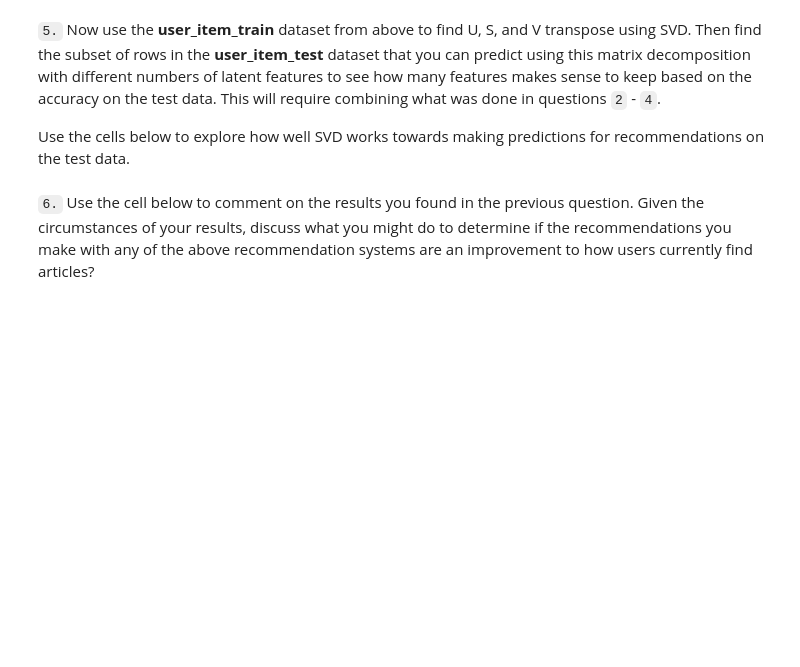
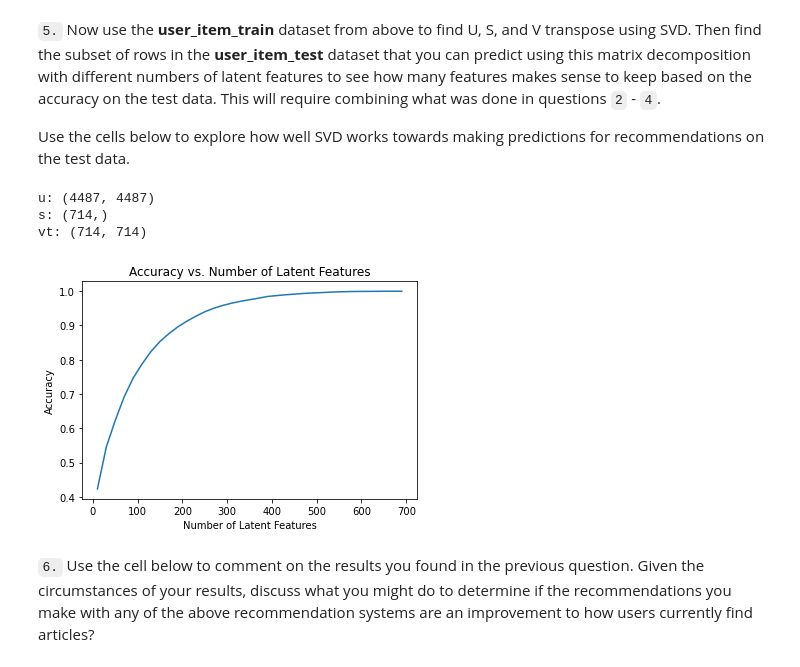
Before and after one commit to olghab/dataScienceProject3, a Jupyter notebook: Recommendations_with_IBM.ipynb, the cells around one changed output. Saved outputs shown, nothing was run; the diff lists cells and outputs as text; code cells hidden in the pictures; blank space fills up the shorter version.

Commit message:
feat: write part5 - work in progress
Matrix Factorization, done: almost everything apart the last point

```diff
--- a/Recommendations_with_IBM.ipynb
+++ b/Recommendations_with_IBM.ipynb
@@ -766,3 +772,11 @@ u, s, vt = # use the built in to get the three matrices
+# %%
+# Perform SVD on the User-Item Matrix Here
+u, s, vt = np.linalg.svd(user_item_matrix, full_matrices=True) # use the built in to get the three matrices
+## matrix description
+# u - a matrix that provides how users feel about latent features
+# s- sigma - a matrix that provides weights in descending order with how much each latent feature matters
+# towards reconstructing the original user-item matrix
+# vt - a matrix that provides how items (articles in this case) relate to each latent feature
 # %% [markdown]
 **Provide your response here.**
 # %% [markdown]
@@ -818,7 +859,10 @@ def create_test_and_train_user_item(df_train, df_test):
     test_arts - all of the test article ids
 
     '''
-    # Your code here
+    user_item_train = create_user_item_matrix(df_train)
+    user_item_test = create_user_item_matrix(df_test)
+    test_idx = df_test.user_id.values
+    test_arts = df_test.article_id.values
 
     return user_item_train, user_item_test, test_idx, test_arts
 
@@ -845,10 +917,41 @@ t.sol_4_test(sol_4_dict)
 Use the cells below to explore how well SVD works towards making predictions for recommendations on the test data.
 # %%
 # fit SVD on the user_item_train matrix
-u_train, s_train, vt_train = # fit svd similar to above then use the cells below
+u_train, s_train, vt_train = np.linalg.svd(user_item_train, full_matrices=True) # fit svd similar to above then use the cells below
+# show shape of the u,s,vt matrix
+print("u:", u_train.shape, "\ns:", s_train.shape, "\nvt:", vt_train.shape)
+# %% [output]
+u: (4487, 4487)
+s: (714,)
+vt: (714, 714)
 # %%
 # Use these cells to see how well you can use the training
 # decomposition to predict on test data
+# %%
+num_latent_feats = np.arange(10,700+10,20)
+sum_errs = []
+
+for k in num_latent_feats:
+    # restructure with k latent features
+    s_new, u_new, vt_new = np.diag(s_train[:k]), u_train[:, :k], vt_train[:k, :]
+
+    # take dot product
+    user_item_est = np.around(np.dot(np.dot(u_new, s_new), vt_new))
+
+    # compute error for each prediction to actual value
+    diffs = np.subtract(user_item_train, user_item_est)
+
+    # total errors and keep track of them
+    err = np.sum(np.sum(np.abs(diffs)))
+    sum_errs.append(err)
+
+
+plt.plot(num_latent_feats, 1 - np.array(sum_errs)/df.shape[0]);
+plt.xlabel('Number of Latent Features');
+plt.ylabel('Accuracy');
+plt.title('Accuracy vs. Number of Latent Features');
+# %% [output]
+[figure, added]
 # %% [markdown]
 `6.` Use the cell below to comment on the results you found in the previous question. Given the circumstances of your results, discuss what you might do to determine if the recommendations you make with any of the above recommendation systems are an improvement to how users currently find articles?
 # %% [markdown]
```
Also changed, not shown: parts of 13 cells of this notebook.
